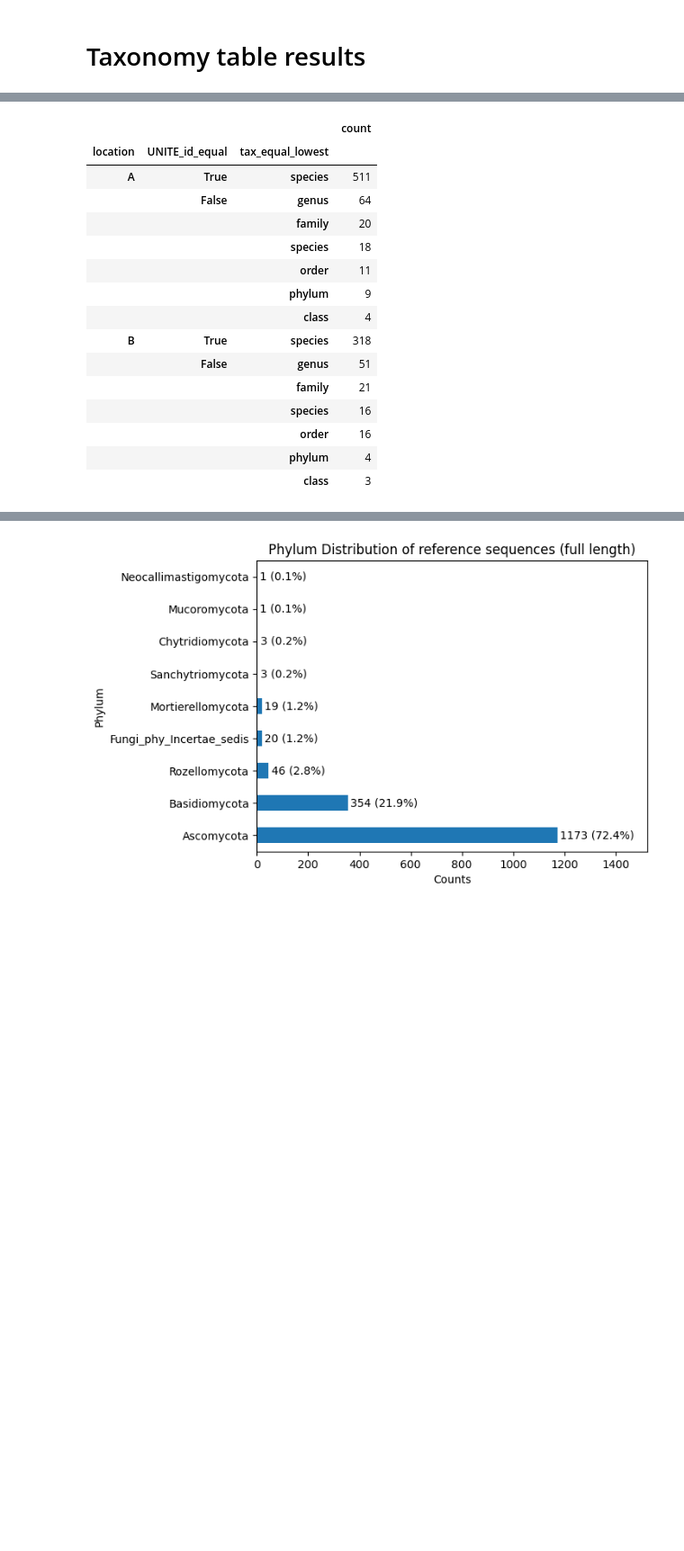
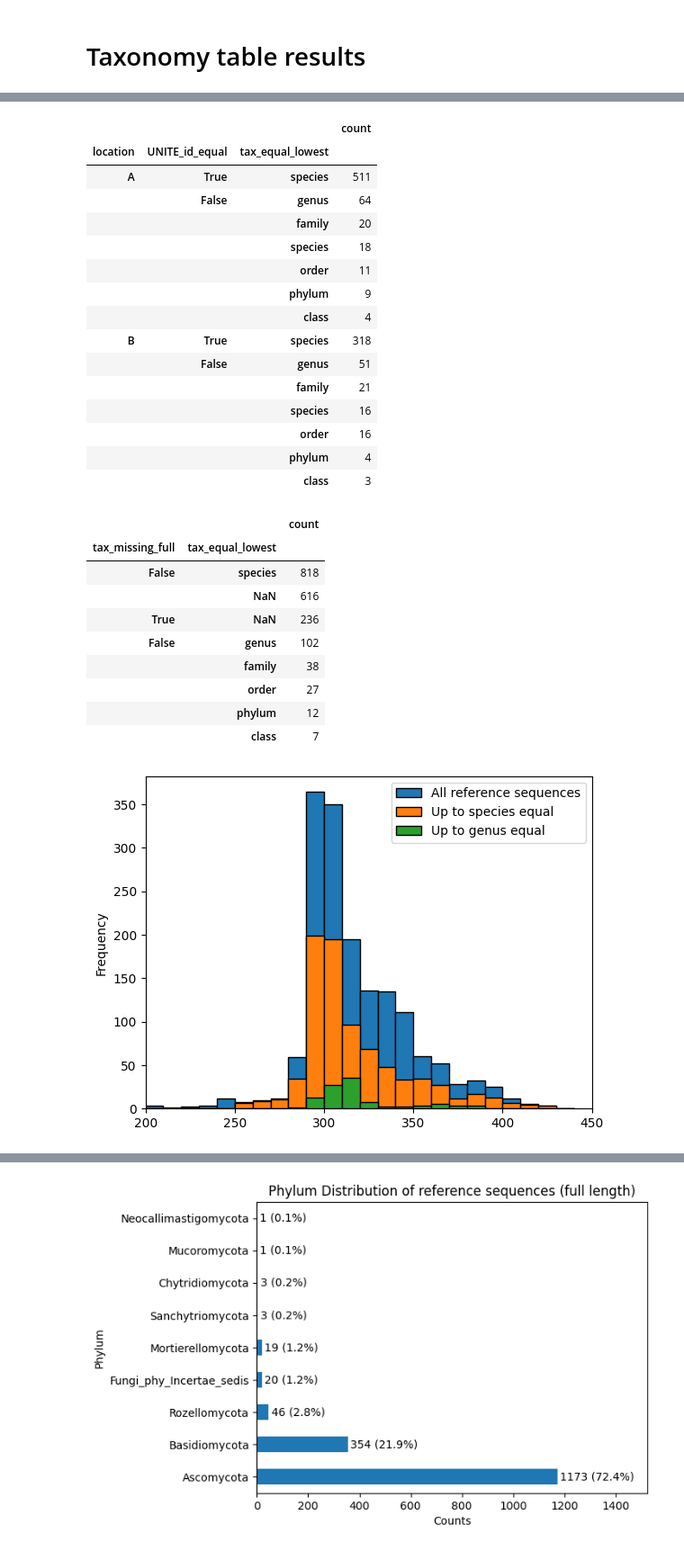
Before and after one commit to SethGG/mycodiversity-arise, a Jupyter notebook: 7_data_analysis.ipynb, the cells around one changed output, grey strips where cells are left out. Shown at 90% size. Drawn from its saved outputs; the diff is of its cells as text; code cells hidden in the pictures; blank space fills up the shorter version.

```diff
--- a/7_data_analysis.ipynb
+++ b/7_data_analysis.ipynb
@@ -606,6 +609,28 @@ df_unite_both_count = pd.DataFrame(
     df_unite_both.value_counts(subset=["location", "UNITE_id_equal", "tax_equal_lowest"])).sort_index(level="location", sort_remaining=False)
 
 display(df_unite_both_count)
+
+df_unite_both_global = df_unite_both.drop_duplicates(subset=["UNITE_id_full", "UNITE_id_trunc"])
+df_refseq_both_full_global_tax = df_refseq_both_full_global.merge(df_unite_both_global[["refsequence_pk_full", "UNITE_id_full", "tax_equal_lowest"]], how="left")
+display(pd.DataFrame(df_refseq_both_full_global_tax.value_counts(subset=["tax_missing_full", "tax_equal_lowest"], dropna=False)))
+
+#df_refseq_both_full_global_species = df_refseq_both_full_global[
+#    df_refseq_both_full_global["UNITE_id_full"].isin(df_unite_both[df_unite_both["tax_equal_lowest"] == "species"]["UNITE_id_full"])]
+#df_refseq_both_full_global_genus = df_refseq_both_full_global[
+#    df_refseq_both_full_global["UNITE_id_full"].isin(df_unite_both[df_unite_both["tax_equal_lowest"] == "genus"]["UNITE_id_full"])]
+#df_refseq_both_full_global_family = df_refseq_both_full_global[
+#    df_refseq_both_full_global["UNITE_id_full"].isin(df_unite_both[df_unite_both["tax_equal_lowest"] == "family"]["UNITE_id_full"])]
+
+
+ax = df_refseq_both_full_global_tax[df_refseq_both_full_global_tax["tax_missing_full"] == False]["refseq_length_full"].plot.hist(bins=bins, xlim=(200, 450), edgecolor = "black", label="All reference sequences")
+df_refseq_both_full_global_tax[df_refseq_both_full_global_tax["tax_equal_lowest"] == "species"]['refseq_length_full'].plot.hist(bins=bins, xlim=(200, 450), edgecolor = "black", ax=ax, label="Up to species equal")
+df_refseq_both_full_global_tax[df_refseq_both_full_global_tax["tax_equal_lowest"] == "genus"]['refseq_length_full'].plot.hist(bins=bins, xlim=(200, 450), edgecolor = "black", ax=ax, label="Up to genus equal")
+
+#df_refseq_both_full_global_genus['refseq_length_full'].plot.hist(bins=bins, xlim=(200, 450), edgecolor = "black", ax=ax, label="Up to genus equal")
+#df_refseq_both_full_global_family['refseq_length_full'].plot.hist(bins=bins, xlim=(200, 450), edgecolor = "black", ax=ax, label="Up to family equal")
+
+plt.legend()
+plt.show()
 # %% [output]
 |  |  |  |  |  | count |
 | location | UNITE_id_in_refseq_full | UNITE_id_in_refseq_trunc | tax_in_refseq_full_lowest | tax_in_refseq_trunc_lowest |  |
@@ -614,33 +639,44 @@ display(df_unite_both_count)
 |  |  |  | class | species | 1 |
 |  | True | True | species | species | 1 |
 | B | False | False | species | species | 1 |
 |  |  |  |  |  | count |
 | location | UNITE_id_in_refseq_full | UNITE_id_in_refseq_trunc | tax_in_refseq_full_lowest | tax_in_refseq_trunc_lowest |  |
 | A | True | True | species | species | 10 |
 |  | False | False | species | species | 3 |
 |  |  |  | family | family | 2 |
 |  |  |  | order | order | 2 |
 |  |  |  | species | class | 1 |
 | B | True | True | species | species | 2 |
 |  | False | False | species | species | 2 |
 |  |  |  | order | order | 1 |
 |  |  |  | class | class | 1 |
 |  |  |  | count |
 | location | UNITE_id_equal | tax_equal_lowest |  |
 | A | True | species | 511 |
 |  | False | genus | 64 |
 |  |  | family | 20 |
 |  |  | species | 18 |
 |  |  | order | 11 |
 |  |  | phylum | 9 |
 |  |  | class | 4 |
 | B | True | species | 318 |
 |  | False | genus | 51 |
 |  |  | family | 21 |
 |  |  | species | 16 |
 |  |  | order | 16 |
 |  |  | phylum | 4 |
 |  |  | class | 3 |
+|  |  | count |
+| tax_missing_full | tax_equal_lowest |  |
+| False | species | 818 |
+|  | NaN | 616 |
+| True | NaN | 236 |
+| False | genus | 102 |
+|  | family | 38 |
+|  | order | 27 |
+|  | phylum | 12 |
+|  | class | 7 |
+[figure, added]
 # %%
 #Taxonomic differences on ZOTUs that pass at full length and after truncation
 
```
Also changed, not shown: parts of 3 cells of this notebook.
